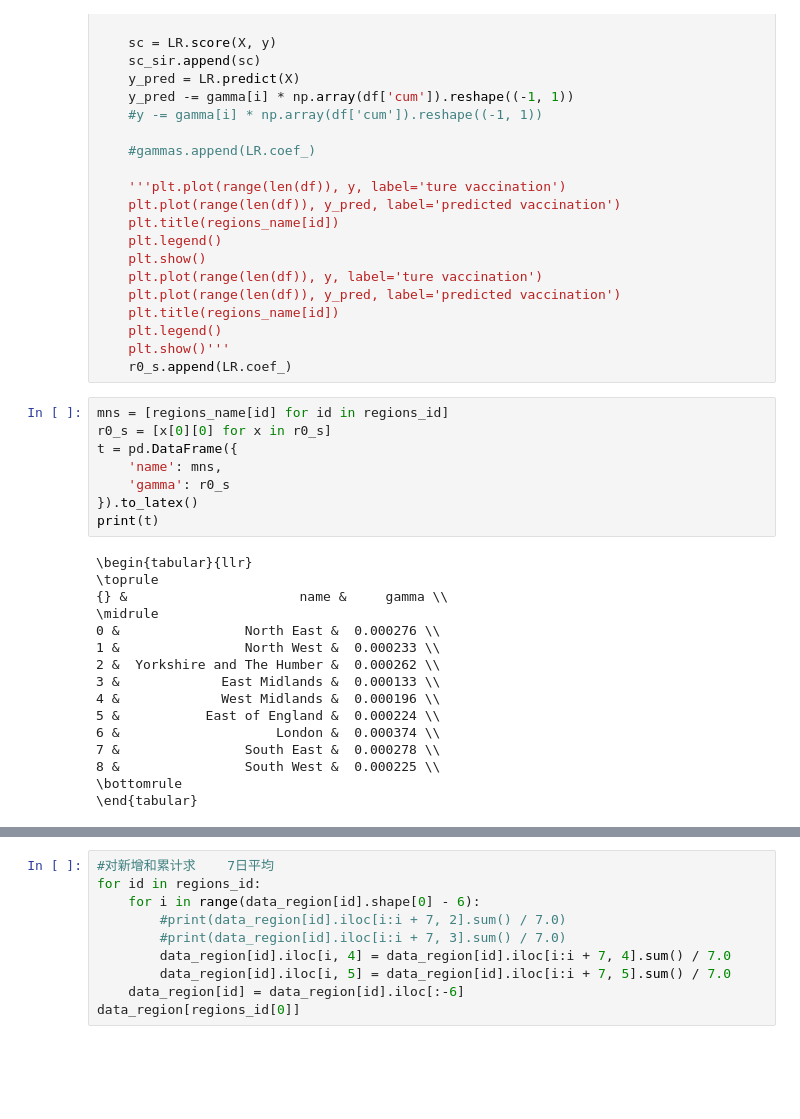
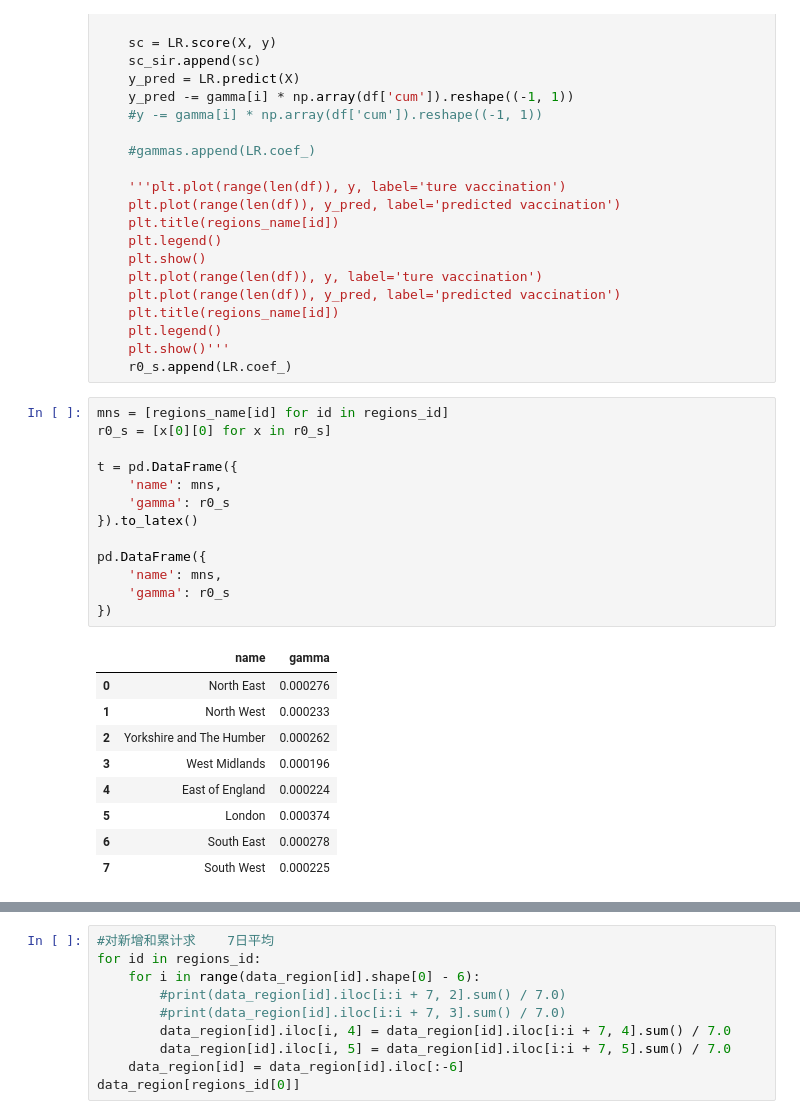
Before and after one commit to icarlous/NetworkForcast, a Jupyter notebook: demo.ipynb, the cells around one changed output, grey strips where cells are left out. Drawn from its saved outputs; the diff is of its cells as text; blank space fills up the shorter version.

```diff
--- a/demo.ipynb
+++ b/demo.ipynb
@@ -314,27 +286,26 @@ for i, id in enumerate(regions_id):
 # %%
 mns = [regions_name[id] for id in regions_id]
 r0_s = [x[0][0] for x in r0_s]
+
 t = pd.DataFrame({
     'name': mns,
     'gamma': r0_s
 }).to_latex()
-print(t)
+
+pd.DataFrame({
+    'name': mns,
+    'gamma': r0_s
+})
 # %% [output]
-\begin{tabular}{llr}
-\toprule
-{} &                      name &     gamma \\
-\midrule
-0 &                North East &  0.000276 \\
-1 &                North West &  0.000233 \\
-2 &  Yorkshire and The Humber &  0.000262 \\
-3 &             East Midlands &  0.000133 \\
-4 &             West Midlands &  0.000196 \\
-5 &           East of England &  0.000224 \\
-6 &                    London &  0.000374 \\
-7 &                South East &  0.000278 \\
-8 &                South West &  0.000225 \\
-\bottomrule
-\end{tabular}
+|  | name | gamma |
+| 0 | North East | 0.000276 |
+| 1 | North West | 0.000233 |
+| 2 | Yorkshire and The Humber | 0.000262 |
+| 3 | West Midlands | 0.000196 |
+| 4 | East of England | 0.000224 |
+| 5 | London | 0.000374 |
+| 6 | South East | 0.000278 |
+| 7 | South West | 0.000225 |
 # %%
 mns = [regions_name[id] for id in regions_id]
 sc_s = [x for x in sc_sir]
```
Also changed, not shown: parts of 8 cells of this notebook, 4 other files.
